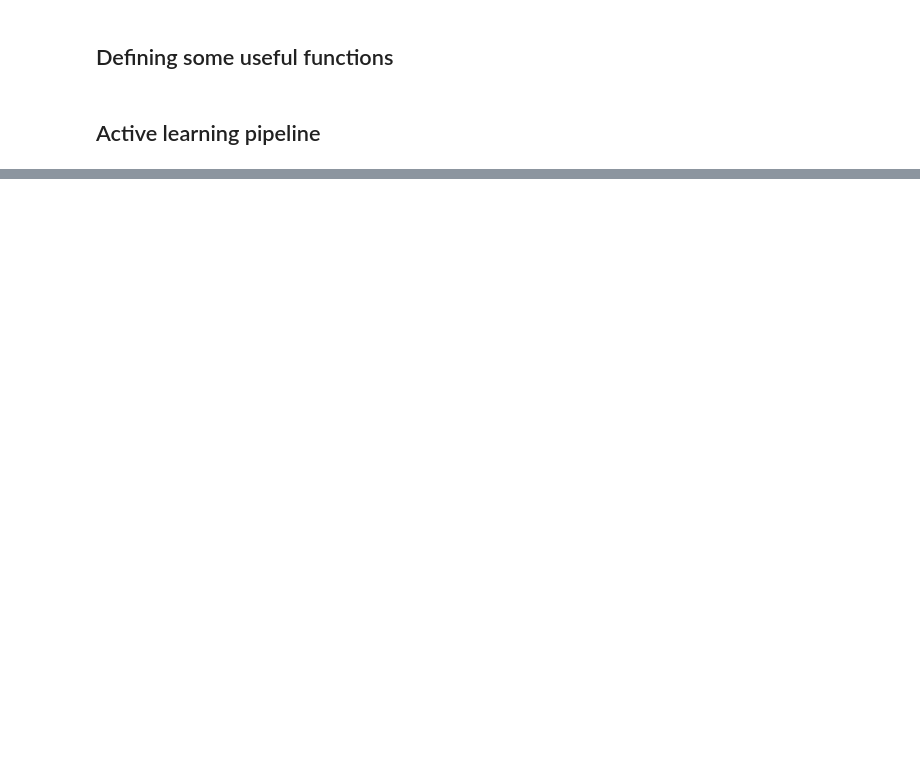
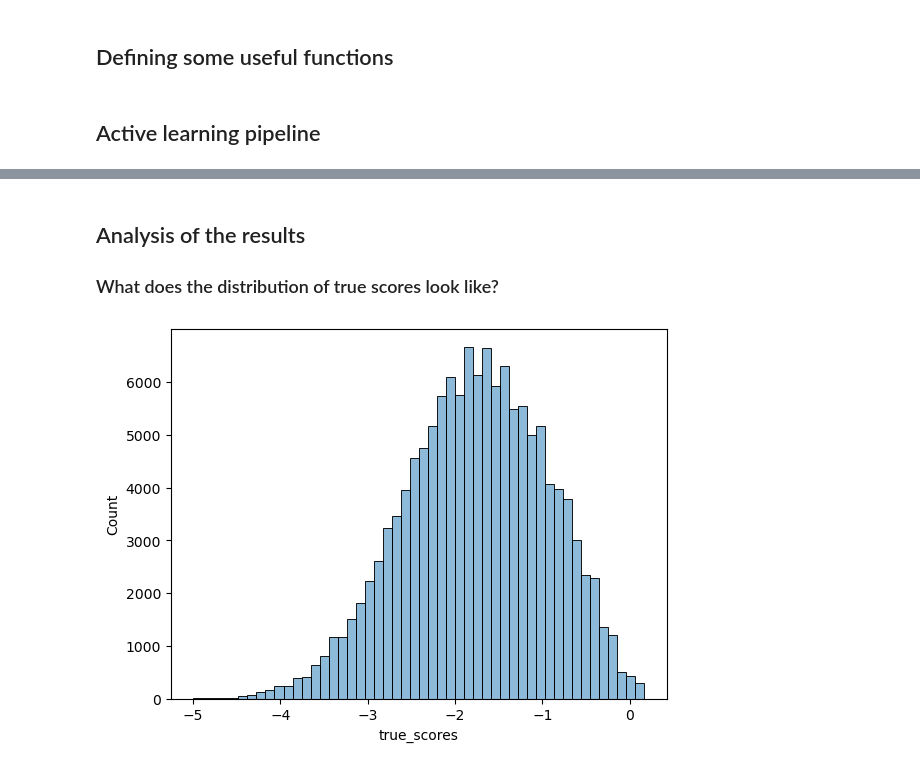
Before and after one commit to jonswain/active-learning, a Jupyter notebook: active_learning.ipynb, the cells around one changed output, grey strips where cells are left out. Saved outputs shown, nothing was run; the diff lists cells and outputs as text; code cells hidden in the pictures; blank space fills up the shorter version.

Commit message:
feat: Tidy and add some analysis

```diff
--- a/active_learning.ipynb
+++ b/active_learning.ipynb
@@ -215,0 +299,9 @@ library.sort_values("slow_scores", ascending=False).head(10)
+# %% [markdown]
+## Analysis of the results
+
+### What does the distribution of true scores look like?
+# %%
+sns.histplot(library.true_scores, bins=50, alpha=0.5, label="True scores")
+plt.show()
+# %% [output]
+[figure, added]
```
Also changed, not shown: parts of 9 cells of this notebook.
